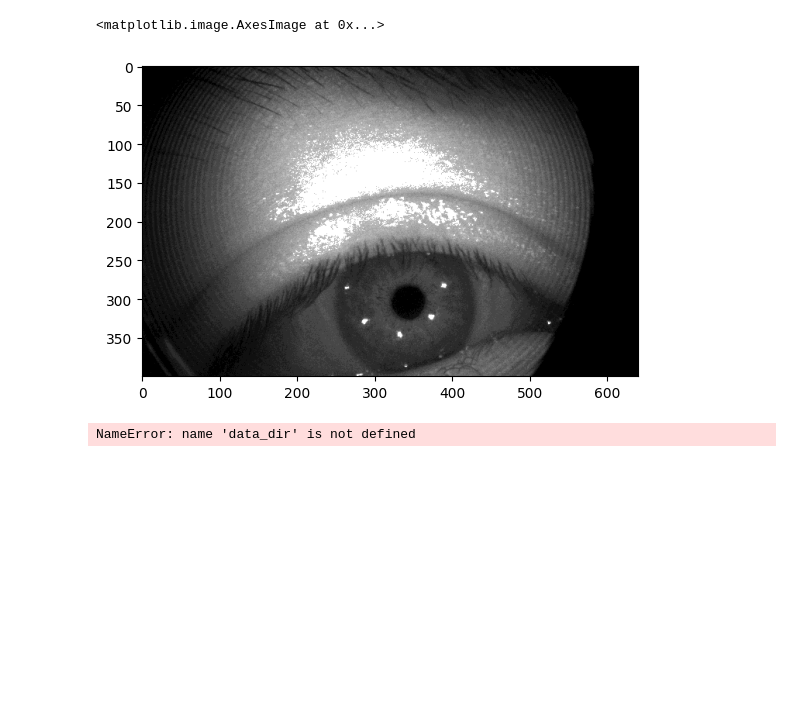
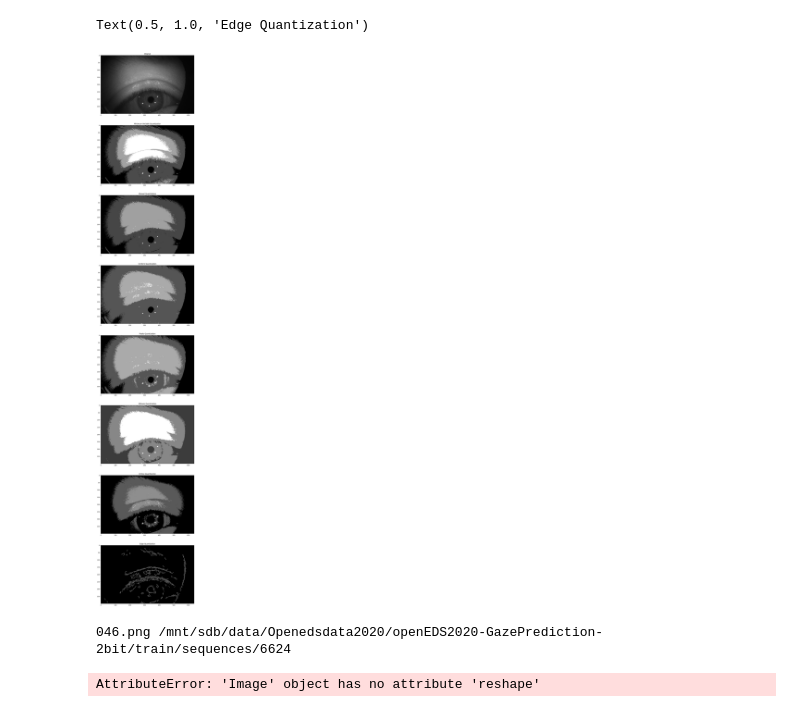
Before and after one commit to 18jeffreyma/quanteyes, a Jupyter notebook: dataset_quant/2_bit_quant_image.ipynb, the cells around one changed output. Drawn from its saved outputs; the diff is of its cells as text; code cells hidden in the pictures; blank space fills up the shorter version.

Commit message:
clean up quant dataset

```diff
--- a/dataset_quant/2_bit_quant_image.ipynb
+++ b/dataset_quant/2_bit_quant_image.ipynb
@@ -44,6 +45,7 @@ def manual_quant(img):
 	img = torch.where((img > iris_threshold) & (img < skin_threshold), skin_color, img)
 	# make the white color
 	img = torch.where(img > skin_threshold, white_color, img)
+	return img
 # %%
 def peak_quant(img):
 	hist = Counter(img.flatten().tolist())
@@ -191,12 +193,14 @@ def min_var_quant(img, bits):
 
 
     return thresh_img
-# %%
-
-
-img_path = '/mnt/sdb/data/Openedsdata2020/openEDS2020-GazePrediction/train/sequences/6624/005.png'
-img = plt.imread(img_path)
-plt.imshow(min_var_quant(img, 4), cmap='gray')
-# %% [output]
-<matplotlib.image.AxesImage at 0x...>
-[figure, removed]
+# %%
+def edge(img):
+
+    def remap_image(img):
+        img = img - img.min()
+        return (img / np.abs(img).max() * 255).astype(int)
+
+
+    img = cv2.GaussianBlur(img, (31,31), 0)
+    edges = cv2.Canny(image=img, threshold1=5, threshold2=15)
+    return remap_image(edges)
@@ -203,5 +235,50 @@ plt.imshow(min_var_quant(img, 4), cmap='gray')
+# %%
+img_path = '/mnt/sdb/data/Openedsdata2020/openEDS2020-GazePrediction/train/sequences/6624/005.png'
+img_numpy = plt.imread(img_path)
+img_torch = io.read_image(img_path).to(torch.uint8)[0]
+img_cv2 = cv2.imread(img_path)
+img_cv2 = cv2.cvtColor(img_cv2, cv2.COLOR_BGR2GRAY)
+
+fig = plt.figure(figsize=(100, 70))
+rows = 8
+columns = 1
+
+fig.add_subplot(rows, columns, 1)
+plt.imshow(img_numpy, cmap='gray')
+plt.title("Original")
+
+fig.add_subplot(rows, columns, 2)
+plt.imshow(min_var_quant(img_numpy, 2), cmap='gray')
+plt.title("Minimum Variable Quantization") # same algorithm as otsu quantization
+
+fig.add_subplot(rows, columns, 3)
+plt.imshow(manual_quant(img_torch), cmap='gray')
+plt.title("Manual Quantization")
+
+fig.add_subplot(rows, columns, 4)
+plt.imshow(uniform_quant(img_torch), cmap='gray')
+plt.title("Uniform Quantization")
+
+fig.add_subplot(rows, columns, 5)
+plt.imshow(peak_quant(img_torch), cmap='gray')
+plt.title("Peaks Quantization")
+
+fig.add_subplot(rows, columns, 6)
+plt.imshow(kmeans_quant(img_torch), cmap='gray')
+plt.title("KMeans Quantization")
+
+fig.add_subplot(rows, columns, 7)
+plt.imshow(octree_quant(img_torch, 2), cmap='gray')
+plt.title("Octree Quantization")
+
+fig.add_subplot(rows, columns, 8)
+plt.imshow(edge(img_cv2), cmap='gray')
+plt.title("Edge Quantization")
+# %% [output]
+Text(0.5, 1.0, 'Edge Quantization')
+[figure, added]
 # %%
-quant_scheme = 'kmeans'
+quant_scheme = 'uniform'
 
 for data_type in ['train', 'validation', 'test']:
 	datatype_dir = os.path.join(data_dir, data_type, 'sequences')
@@ -232,7 +309,7 @@ for data_type in ['train', 'validation', 'test']:
 			out_img_path = os.path.join(out_temp_dir, img_file)
 
 			img = Image.fromarray(img)
-			img.save(out_img_path)
+			# img.save(out_img_path)
 
 			# utils.save_image(img, out_img_path)
 			# plt.imshow(img.reshape(img.shape[1:]), cmap='gray')
@@ -240,4 +317,5 @@ for data_type in ['train', 'validation', 'test']:
 		break
 	break
 # %% [output]
-NameError: name 'data_dir' is not defined
+046.png /mnt/sdb/data/Openedsdata2020/openEDS2020-GazePrediction-2bit/train/sequences/6624
+AttributeError: 'Image' object has no attribute 'reshape'
```
Also changed, not shown: parts of 2 cells of this notebook, 2 other files.
